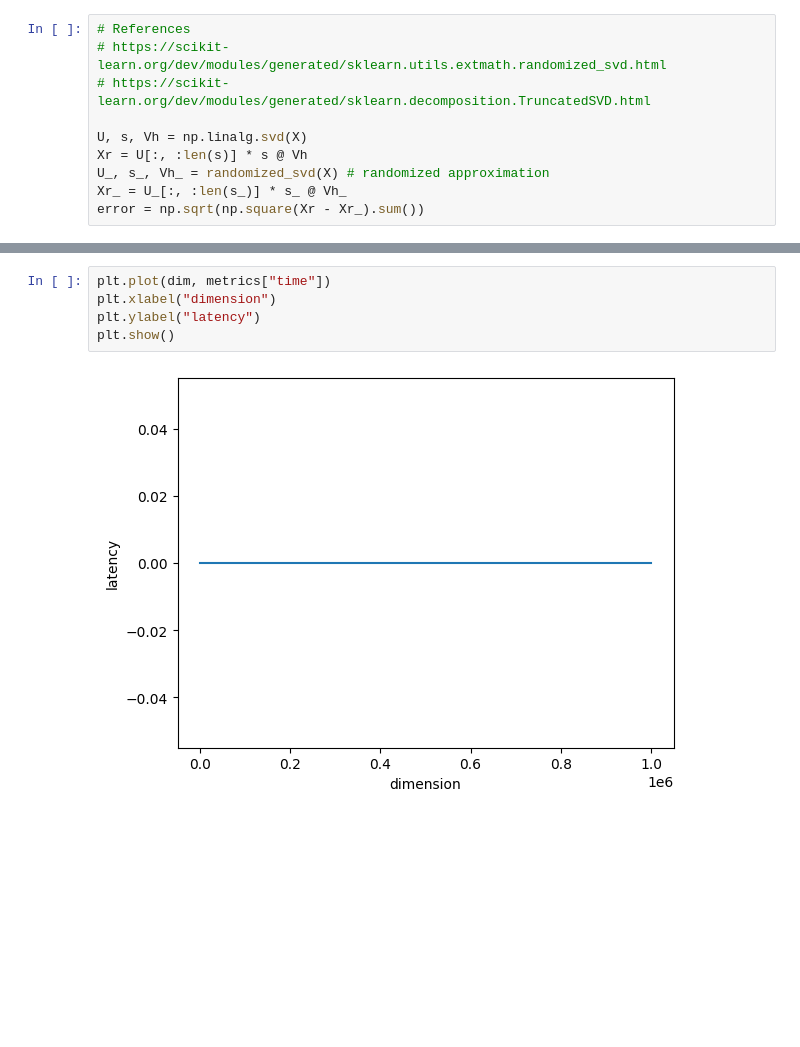
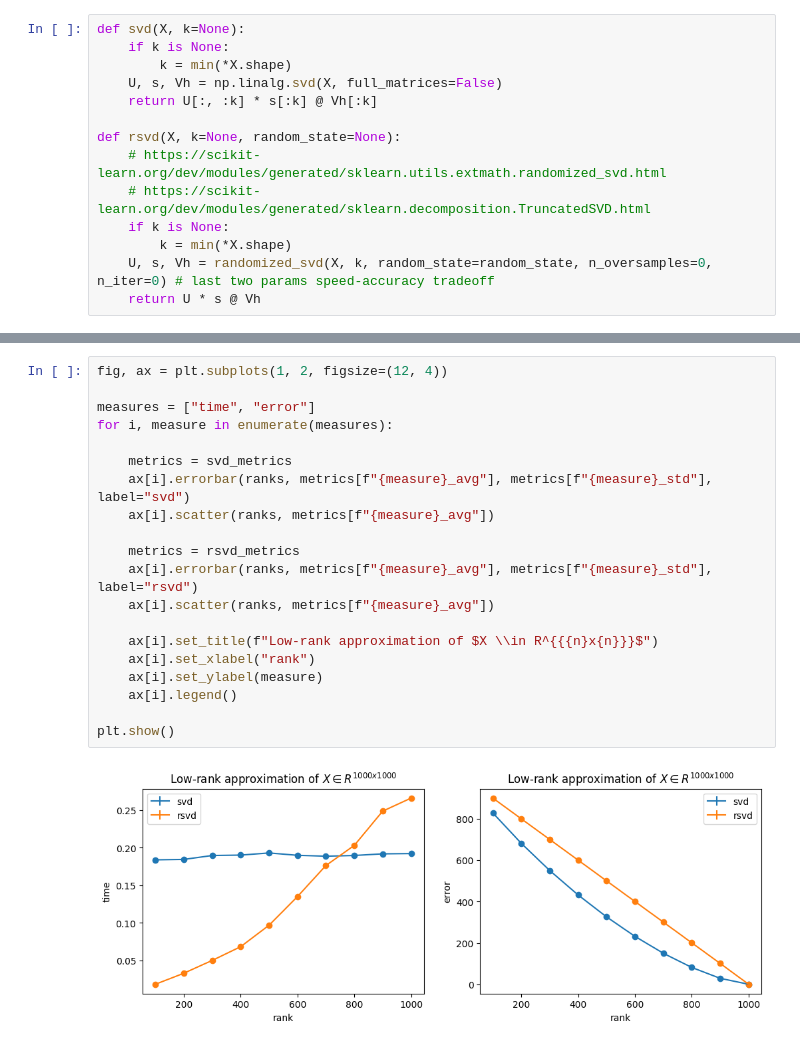
Before and after one commit to bhdsc/rNLA, a Jupyter notebook: rsvd.ipynb, the cells around one changed output, grey strips where cells are left out. Cells and saved outputs as stored; diff of their text form; blank space fills up the shorter version.

```diff
--- a/rsvd.ipynb
+++ b/rsvd.ipynb
@@ -11,10 +7,14 @@ X = np.random.normal(size=(m, n))
-# %%
-# References
-# https://scikit-learn.org/dev/modules/generated/sklearn.utils.extmath.randomized_svd.html
-# https://scikit-learn.org/dev/modules/generated/sklearn.decomposition.TruncatedSVD.html
-
-U, s, Vh = np.linalg.svd(X)
-Xr = U[:, :len(s)] * s @ Vh
-U_, s_, Vh_ = randomized_svd(X) # randomized approximation
-Xr_ = U_[:, :len(s_)] * s_ @ Vh_
-error = np.sqrt(np.square(Xr - Xr_).sum())
+# %%
+def svd(X, k=None):
+    if k is None:
+        k = min(*X.shape)
+    U, s, Vh = np.linalg.svd(X, full_matrices=False)
+    return U[:, :k] * s[:k] @ Vh[:k]
+
+def rsvd(X, k=None, random_state=None):
+    # https://scikit-learn.org/dev/modules/generated/sklearn.utils.extmath.randomized_svd.html
+    # https://scikit-learn.org/dev/modules/generated/sklearn.decomposition.TruncatedSVD.html
+    if k is None:
+        k = min(*X.shape)
+    U, s, Vh = randomized_svd(X, k, random_state=random_state, n_oversamples=0, n_iter=0) # last two params speed-accuracy tradeoff
+    return U * s @ Vh
@@ -34,8 +77,23 @@ for m in dim:
 # %%
-plt.plot(dim, metrics["time"])
-plt.xlabel("dimension")
-plt.ylabel("latency")
+fig, ax = plt.subplots(1, 2, figsize=(12, 4))
+
+measures = ["time", "error"]
+for i, measure in enumerate(measures):
+
+    metrics = svd_metrics
+    ax[i].errorbar(ranks, metrics[f"{measure}_avg"], metrics[f"{measure}_std"], label="svd")
+    ax[i].scatter(ranks, metrics[f"{measure}_avg"])
+
+    metrics = rsvd_metrics
+    ax[i].errorbar(ranks, metrics[f"{measure}_avg"], metrics[f"{measure}_std"], label="rsvd")
+    ax[i].scatter(ranks, metrics[f"{measure}_avg"])
+
+    ax[i].set_title(f"Low-rank approximation of $X \\in R^{{{n}x{n}}}$")
+    ax[i].set_xlabel("rank")
+    ax[i].set_ylabel(measure)
+    ax[i].legend()
+
 plt.show()
 # %% [output]
-[figure, old version]
+[figure, new version]
 # %%
```
Also changed, not shown: parts of 10 cells of this notebook.
